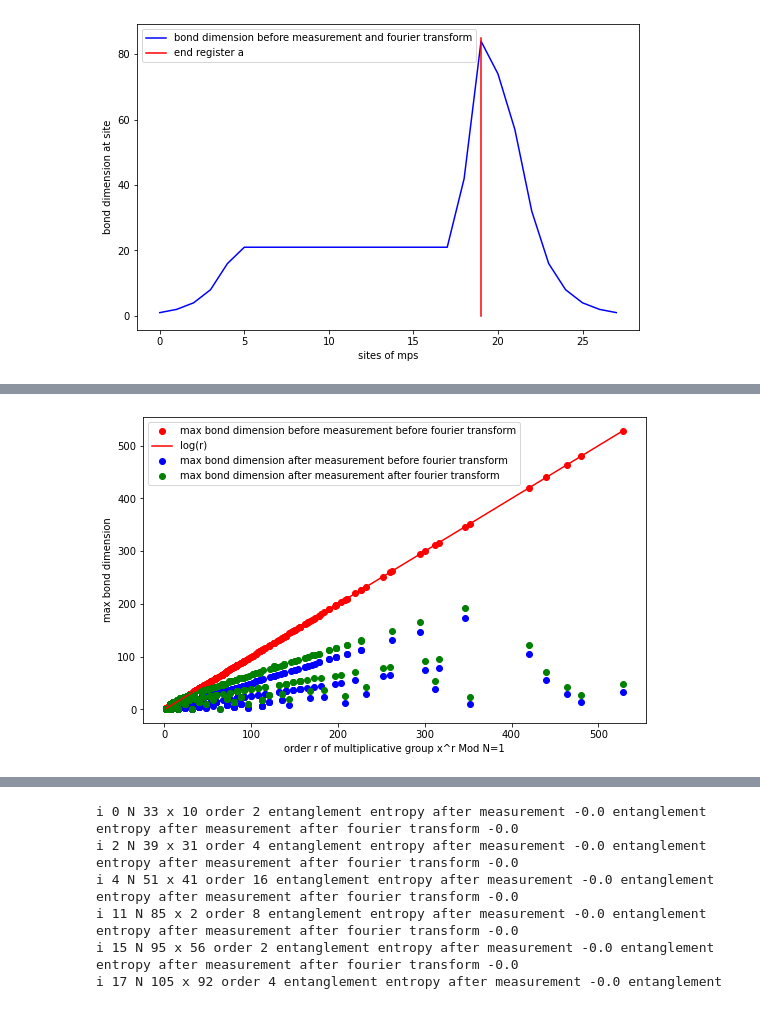
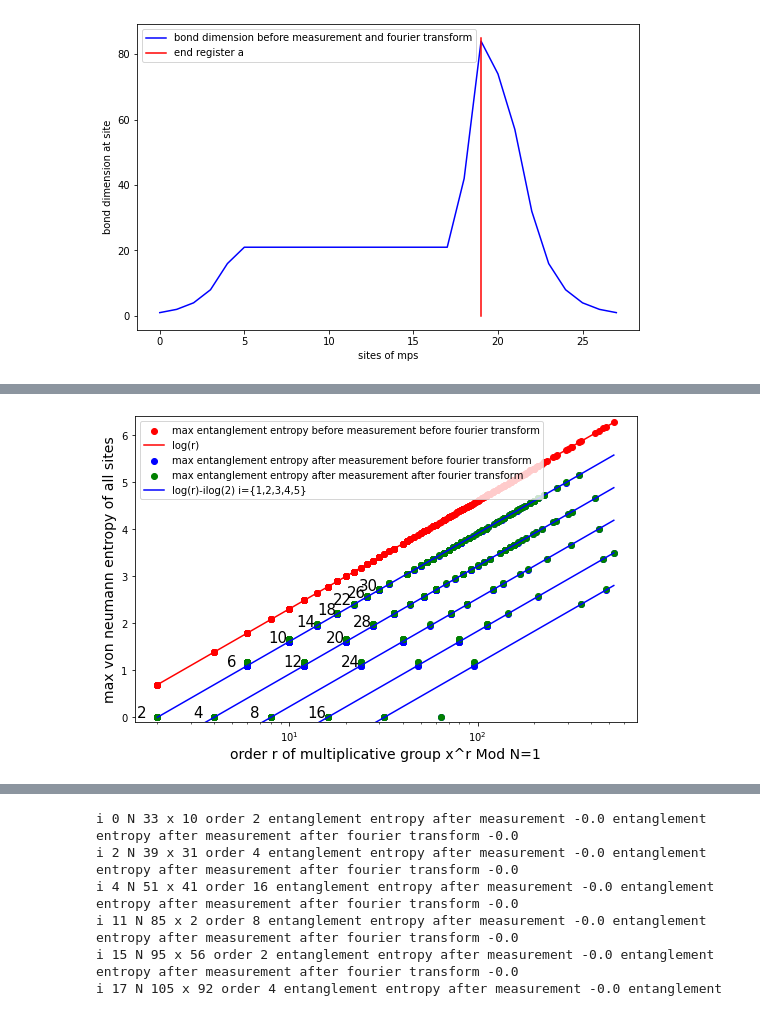
Before and after one commit to XKainz/shor-mps, a Jupyter notebook: analysing_entanglement.ipynb, the cells around one changed output, grey strips where cells are left out. Saved outputs shown, nothing was run; the diff lists cells and outputs as text; code cells hidden in the pictures.

```diff
--- a/analysing_entanglement.ipynb
+++ b/analysing_entanglement.ipynb
@@ -202,6 +203,7 @@ i: 402 N:  1145 x:  748 order:  76
 i: 403 N:  1147 x:  193 order:  60
 # %%
 figsizes = (9,5.625)
+fontsize = 14
 # %%
 plt.figure(figsize=figsizes)
 plt.scatter(order,entanglement_entropy_before_fourier,label="max entanglement before fourier transform",color="red")
@@ -281,14 +329,32 @@ len_a 19
+# %%
+#divide number by 2 as often as possible
+def divide_by_two(number):
+    while number%2 == 0:
+        number = number/2
+    return number
 # %%
+
+
 plt.figure(figsize=figsizes)
-plt.scatter(order_meas,max_bond_dim_before_fourier_meas,label="max bond dimension before measurement before fourier transform",color="red")
+plt.scatter(order_meas,entanglement_entropy_before_fourier_meas,label="max entanglement entropy before measurement before fourier transform",color="red")
 r = [*range(min(order),max(order))]
-plt.plot(r,r,label="log(r)",color="red")
-plt.scatter(order_meas,max_bond_dim_measurement_before_fourier,label="max bond dimension after measurement before fourier transform",color="blue")
-plt.scatter(order_meas,max_bond_dim_measurement_after_fourier,label="max bond dimension after measurement after fourier transform",color="green")
-plt.xlabel("order r of multiplicative group x^r Mod N=1")
-plt.ylabel("max bond dimension")
+plt.plot(r,np.log(r),label="log(r)",color="red")
+plt.scatter(order_meas,entanglement_entropy_after_measurement,label="max entanglement entropy after measurement before fourier transform",color="blue")
+plt.scatter(order_meas,entanglement_entropy_measurement_fourier,label="max entanglement entropy after measurement after fourier transform",color="green")
+plt.plot(r,np.log(r)-np.log(2),label="log(r)-ilog(2) i={1,2,3,4,5}",color="blue")
+plt.plot(r,np.log(r)-np.log(4),label="",color="blue")
+plt.plot(r,np.log(r)-np.log(8),label="",color="blue")
+plt.plot(r,np.log(r)-np.log(16),label="",color="blue")
+plt.plot(r,np.log(r)-np.log(32),label="",color="blue")
+for i in range(2,32,2):
+    plt.annotate(i, (np.exp(np.log(i)-0.25),np.log(divide_by_two(i))),fontsize=15)
+
+plt.xlabel("order r of multiplicative group x^r Mod N=1",fontsize=fontsize)
+plt.ylim(-0.1,6.4)
+plt.ylabel("max von neumann entropy of all sites",fontsize=fontsize)
+plt.xscale('log')
 plt.legend()
-plt.savefig("pictures/max_bond_dimension_after_measurement.pdf")
+plt.savefig("pictures/max_entanglement_entropy_after_measurement_fourier.pdf")
 plt.show()
 # %% [output]
-[figure, old version]
+[figure, new version]
```
Also changed, not shown: parts of 3 cells of this notebook, 5 other files.
